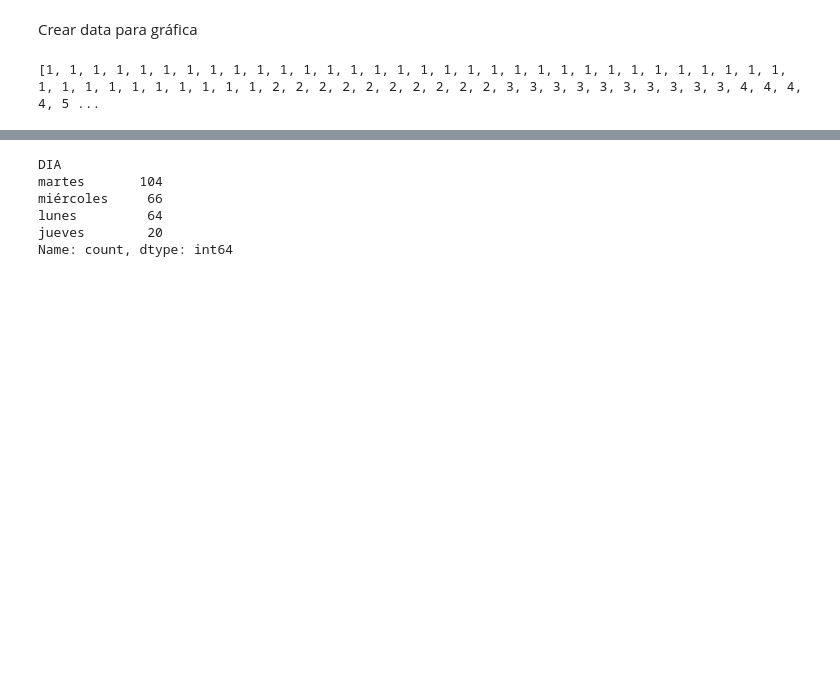
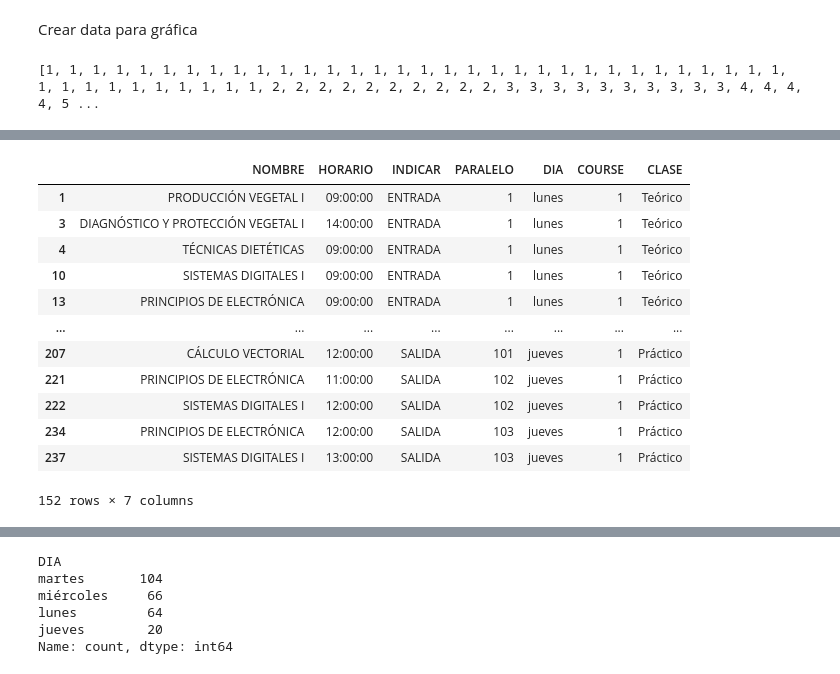
Before and after one commit to lromeror/Group_Slytheryn, a Jupyter notebook: EDA_ESPOL/EDA_ESPOL_PAE.ipynb, the cells around one changed output, grey strips where cells are left out. Saved outputs shown, nothing was run; the diff lists cells and outputs as text; code cells hidden in the pictures; blank space fills up the shorter version.

```diff
--- a/EDA_ESPOL/EDA_ESPOL_PAE.ipynb
+++ b/EDA_ESPOL/EDA_ESPOL_PAE.ipynb
@@ -428,0 +457,16 @@ df_Horario = df_Horario.sort_values(by=['DIA','COURSE'])
+# %%
+df_Horario[df_Horario['COURSE']==1]
+# %% [output]
+|  | NOMBRE | HORARIO | INDICAR | PARALELO | DIA | COURSE | CLASE |
+| 1 | PRODUCCIÓN VEGETAL I | 09:00:00 | ENTRADA | 1 | lunes | 1 | Teórico |
+| 3 | DIAGNÓSTICO Y PROTECCIÓN VEGETAL I | 14:00:00 | ENTRADA | 1 | lunes | 1 | Teórico |
+| 4 | TÉCNICAS DIETÉTICAS | 09:00:00 | ENTRADA | 1 | lunes | 1 | Teórico |
+| 10 | SISTEMAS DIGITALES I | 09:00:00 | ENTRADA | 1 | lunes | 1 | Teórico |
+| 13 | PRINCIPIOS DE ELECTRÓNICA | 09:00:00 | ENTRADA | 1 | lunes | 1 | Teórico |
+| ... | ... | ... | ... | ... | ... | ... | ... |
+| 207 | CÁLCULO VECTORIAL | 12:00:00 | SALIDA | 101 | jueves | 1 | Práctico |
+| 221 | PRINCIPIOS DE ELECTRÓNICA | 11:00:00 | SALIDA | 102 | jueves | 1 | Práctico |
+| 222 | SISTEMAS DIGITALES I | 12:00:00 | SALIDA | 102 | jueves | 1 | Práctico |
+| 234 | PRINCIPIOS DE ELECTRÓNICA | 12:00:00 | SALIDA | 103 | jueves | 1 | Práctico |
+| 237 | SISTEMAS DIGITALES I | 13:00:00 | SALIDA | 103 | jueves | 1 | Práctico |
+152 rows × 7 columns
```
Also changed, not shown: parts of 8 cells of this notebook.
